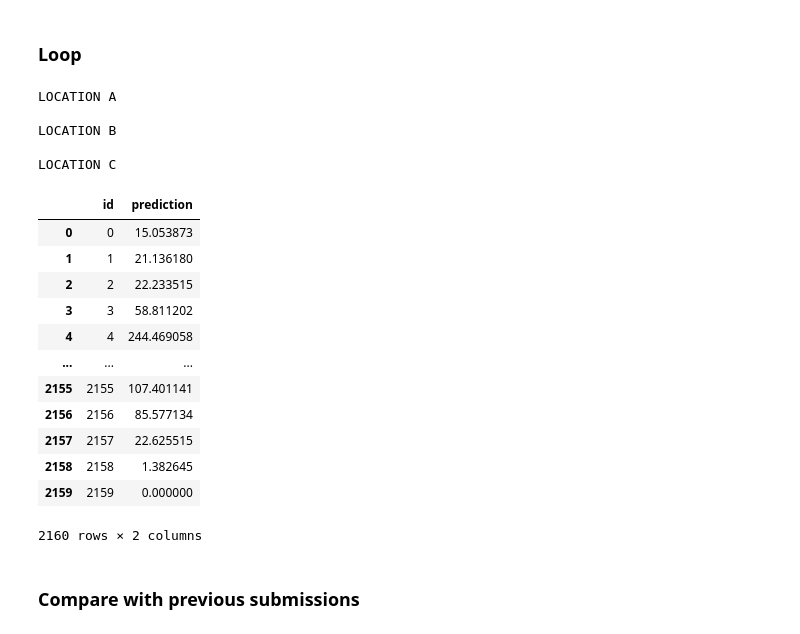
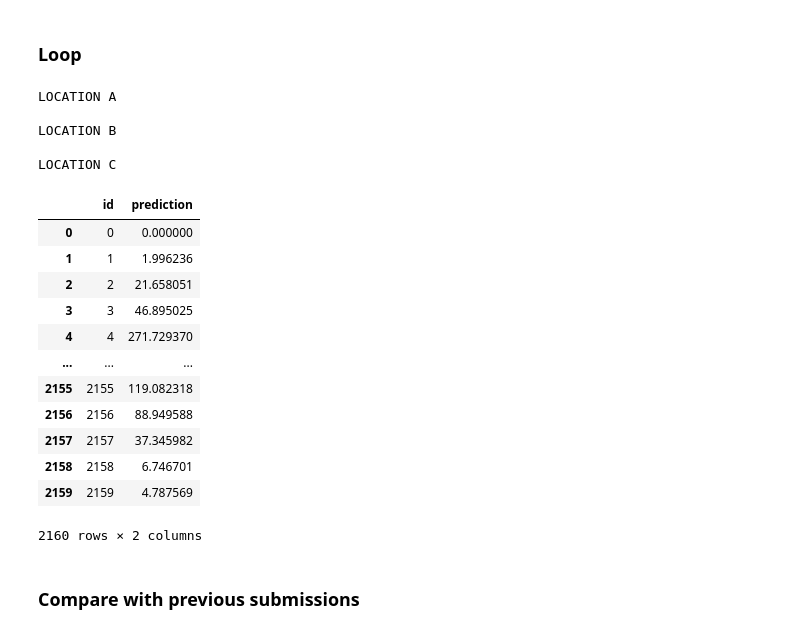
Before and after one commit to hugokerino/Energy-forecasting-NTNU, a Jupyter notebook: data/Noe/Short_notebook_1.ipynb, the cells around one changed output. Cells and saved outputs as stored; diff of their text form; code cells hidden in the pictures.

```diff
--- a/data/Noe/Short_notebook_1.ipynb
+++ b/data/Noe/Short_notebook_1.ipynb
@@ -805,13 +805,6 @@ X_Train_full,Y_Train_full,X_Test_full,selected_features = full_data_loader(locat
 
 print(f"{len(selected_features)} features selected\n")
 
-# List of features to be removed (not a lot of data)
-substrings_to_remove = ['is_day_idx', 'wind_speed_w_1000hPa_ms', 'precip_type_5min_idx', 'fresh_snow_1h_cm']
-
-# Filter out elements containing specified substrings
-selected_features = [feature for feature in selected_features if not any(substring in feature for substring in substrings_to_remove)]
-
-print(len(selected_features),selected_features)
 
 # Select the correct columns for the prediction
 X_Train = X_Train_full[selected_features].astype('float32')
@@ -972,18 +964,18 @@ for LOCATION in ['A','B','C']:
                             verbose=0,
                             allow_writing_files=False)))
     level0.append(('decision_tree', DecisionTreeRegressor(splitter='random',
-                                                        min_samples_split=3,
-                                                        min_samples_leaf=2,
+                                                        min_samples_split=3,# best 3
+                                                        min_samples_leaf=2, # best 2
                                                         max_depth=None)))
-    level0.append(('k_nearest_neighbor', KNeighborsRegressor(n_neighbors=7, # best 2
-                                                            leaf_size=35)))
+    level0.append(('k_nearest_neighbor', KNeighborsRegressor(n_neighbors=2, # best 2
+                                                            leaf_size=35))) # best 35
     # define meta learner model
     level1 = lgb.LGBMRegressor(tree_learner= 'serial',
                             num_threads= 2,
-                            num_leaves= 500,
-                            n_estimators= 1000,
+                            num_leaves= 500,        # best 500
+                            n_estimators= 1000,     # best 1000
                             metric= 'mse',
-                            learning_rate= 0.08,
+                            learning_rate= 0.08,    # best 0.08
                             verbose=0)
 
     # define the stacking ensemble
@@ -999,7 +991,7 @@ for LOCATION in ['A','B','C']:
 
     # Save model
     from joblib import dump
-    name = 'catboost_kneighbor_dectree_to_lgb_lag2_minmax_old_code_thr09_newKn_'
+    name = 'catboost_kneighbor_dectree_to_lgb_lag2_minmax_old_code_thr09_newMinMax_'
     dump(model, 'Stacked_models/'+name + LOCATION+'.joblib')
     print(f"Training for {LOCATION} finished in {(time.time() - start)/60:.1f} minutes")
 # %% [output]
@@ -1134,7 +1126,7 @@ PREDICTIONS = []
 n_lagged_features = 2
 threshold = 0.9
 
-model_name = 'catboost_kneighbor_dectree_to_lgb_lag2_minmax_old_code_thr09_newLGB_'
+model_name = 'catboost_kneighbor_dectree_to_lgb_lag2_minmax_old_code_thr09_newMinMax_'
 
 for LOCATION in ['A', 'B', 'C']:
 
@@ -1144,44 +1136,44 @@ for LOCATION in ['A', 'B', 'C']:
     # Load seleted and usable data
     X_Train_full,Y_Train_full,X_Test_full,selected_features = full_data_loader(location = LOCATION,
                                                         n_lagged_features=n_lagged_features,
                                                         threshold=threshold,
                                                         normalization = 'minmax',
                                                         date_encoding=True,
                                                         verbose=False)
     X_Test = X_Test_full[selected_features].astype('float32')
     # Predict on the X_test_estimated dataset
     Y_test_estimated = pd.DataFrame()
     pv_measurement =  model.predict(X_Test)
     pv_measurement[pv_measurement<0]=0
     Y_test_estimated['prediction'] = pv_measurement
 
     Y_test_estimated['time'] = X_Test_full['date_forecast'].reset_index(drop=True)
     Y_test_estimated_round = select_o_clock(Y_test_estimated,'time')
     PREDICTIONS.append(Y_test_estimated_round['prediction'])
 
 # Concatenate all 3 predictions
 submission = pd.concat(PREDICTIONS).reset_index()
 # Add id colum
 submission['id'] = submission.index
 submission[['id','prediction']]
 # %% [output]
 LOCATION A
 
 LOCATION B
 
 LOCATION C
 |  | id | prediction |
-| 0 | 0 | 15.053873 |
-| 1 | 1 | 21.136180 |
-| 2 | 2 | 22.233515 |
-| 3 | 3 | 58.811202 |
-| 4 | 4 | 244.469058 |
+| 0 | 0 | 0.000000 |
+| 1 | 1 | 1.996236 |
+| 2 | 2 | 21.658051 |
+| 3 | 3 | 46.895025 |
+| 4 | 4 | 271.729370 |
 | ... | ... | ... |
-| 2155 | 2155 | 107.401141 |
-| 2156 | 2156 | 85.577134 |
-| 2157 | 2157 | 22.625515 |
-| 2158 | 2158 | 1.382645 |
-| 2159 | 2159 | 0.000000 |
+| 2155 | 2155 | 119.082318 |
+| 2156 | 2156 | 88.949588 |
+| 2157 | 2157 | 37.345982 |
+| 2158 | 2158 | 6.746701 |
+| 2159 | 2159 | 4.787569 |
 2160 rows × 2 columns
 # %%
 # SAVE TO CSV
```
Also changed, not shown: parts of 5 cells of this notebook, 8 other files.
